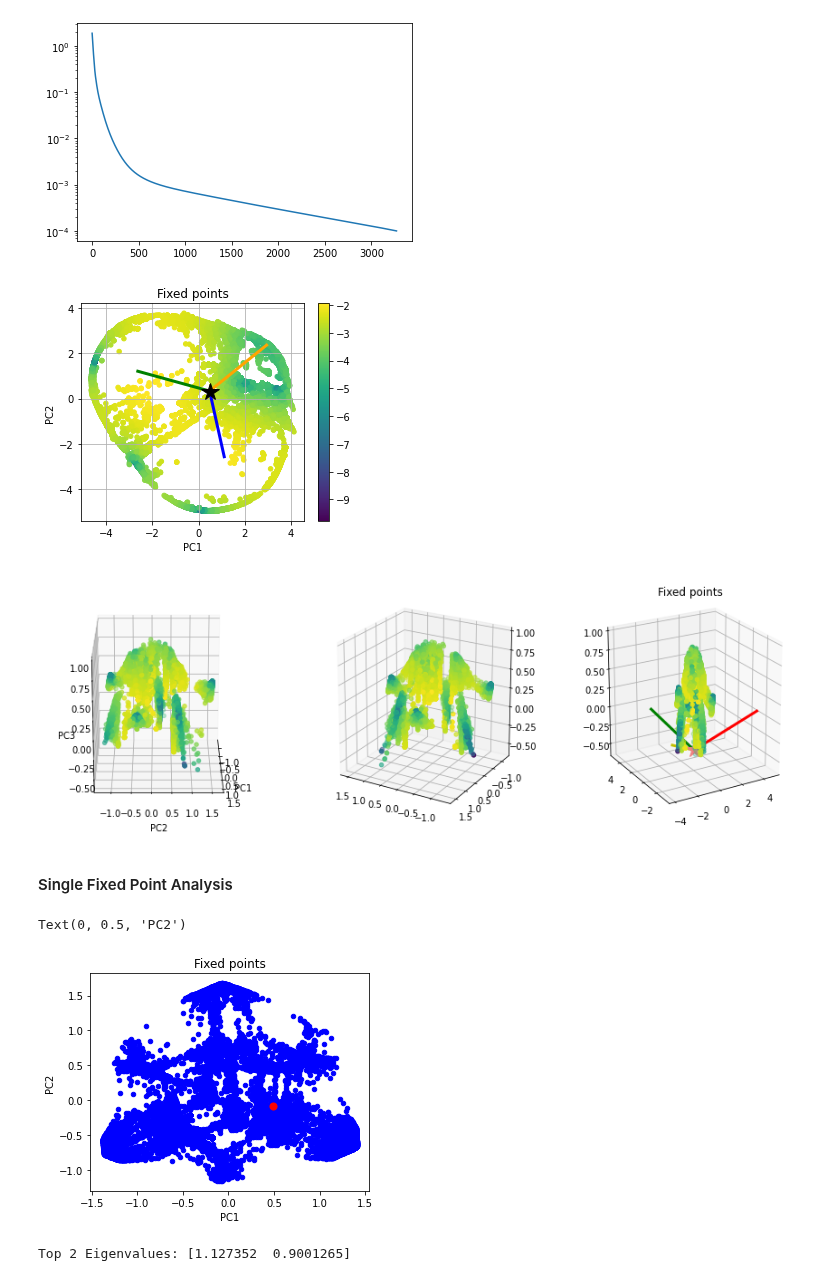
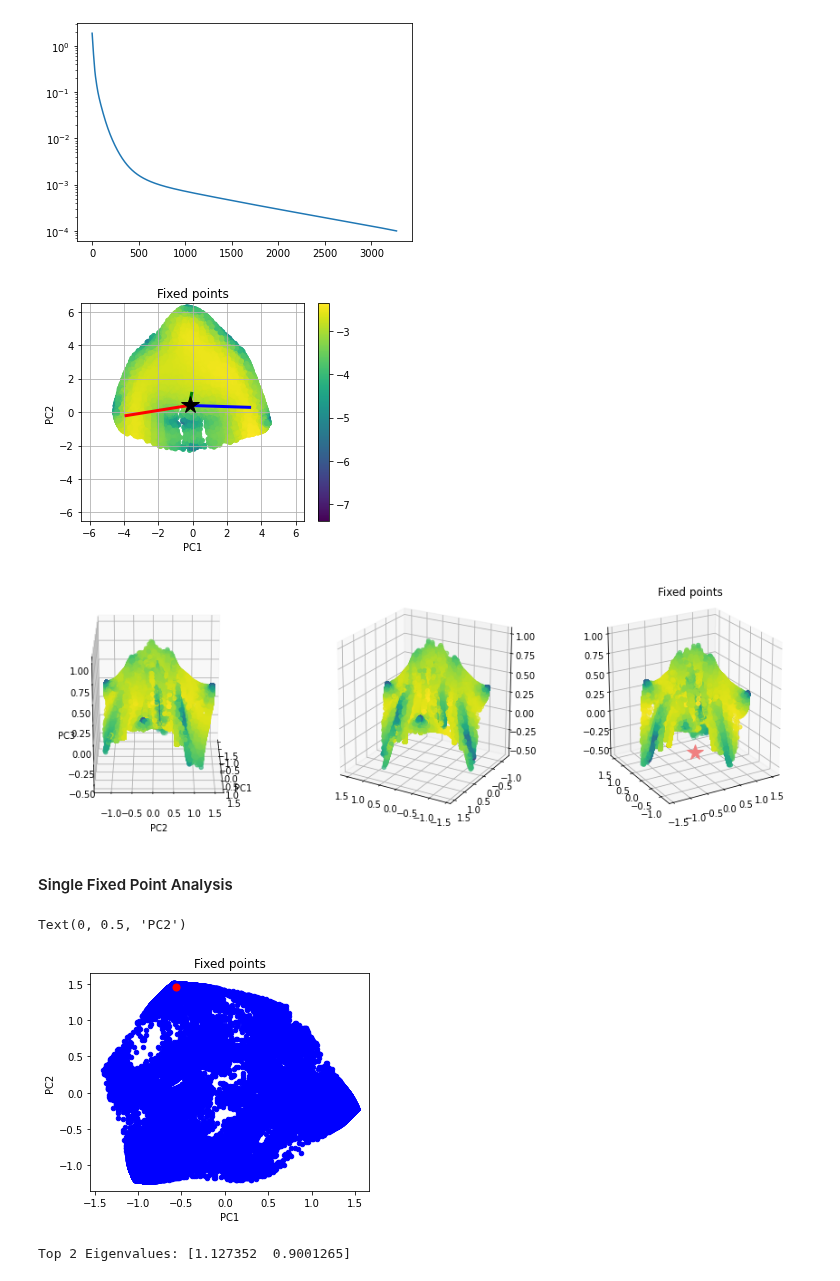
Before and after one commit to kaitken17/colab_based_projects, a Jupyter notebook: sythetic_analysis_multiclass.ipynb, the cells around one changed output. Drawn from its saved outputs; the diff is of its cells as text; code cells hidden in the pictures.

```diff
--- a/sythetic_analysis_multiclass.ipynb
+++ b/sythetic_analysis_multiclass.ipynb
@@ -238,18 +238,35 @@ def classifySentiment(score, toy_params):
   unordered = toy_params['unordered_class']
   loss_type = toy_params['loss_type']
   phrase_length = toy_params['phrase_length']
+  eps2 = toy_params['eps2'] if 'eps2' in toy_params else 0.0
 
   n_sentiments = len(sentiments)
 
-  if unordered:
+  if unordered and eps2 == 0.0:
     sentiment = 'sent'+str(np.argmax(score))
     sentiment_tensor_final = np.zeros((n_sentiments,))
     sentiment_tensor_final[np.argmax(score)] = 1.0
     # This is a hack that just sets all times of sentiment tensor equal to final
     sentiment_tensor = np.array([sentiment_tensor_final for idx in range(phrase_length)])
+  elif unordered:
+    if n_sentiments != 3:
+      raise NotImplementedError('Not implemented beyond class 3')
+
+    sent2_thresh = phrase_length / (50/3)
+
+    sentiment_tensor_final = np.zeros((n_sentiments,))
+    if np.abs(score[0] - score[2]) < eps2 * sent2_thresh:
+      sentiment = 'sent1'
+      sentiment_tensor_final[1] = 1.0
+    else:
+      score[1] = (1-eps2) * score[1]
+      sentiment = 'sent'+str(np.argmax(score))
+      sentiment_tensor_final[np.argmax(score)] = 1.0
+    # This is a hack that just sets all times of sentiment tensor equal to final
+    sentiment_tensor = np.array([sentiment_tensor_final for idx in range(phrase_length)])
   else:
     # Used for 3-class sentiment analysis, about 1/3 will be neutral
-    neutral_thresh = 0.43
+    neutral_thresh = phrase_length / 3
 
     # 5-class sentiment analysis, about 1/5 will be of each class
     three_star_thresh = 0.253
@@ -932,14 +975,13 @@ prng_key = jax.random.PRNGKey(seed) # create a random key for jax for use on dev
 
 ########## Toy data parameters ##########
 toy_params = {
-  'phrase_length': 10,
+  'phrase_length': 50,
   'loss_type': 'XE',
   'context_words' : False,
   'unordered_class': True, # Use an unordered class set
   'n_unordered': 3,
-  'variable_length': False, # Takes max phrase length as phrase length
-  'min_phrase_len': 10,
-  'words': ['kinda01', 'kinda12', 'kinda02'] #['kinda0', 'kinda1', 'kinda2',] # ,
+  'words': ['kinda0', 'kinda1', 'kinda2',],
+  'eps2': 0.3
   # 'corr_vals': {'01': 0.1,'12': 0.1,'23': 0.1, '30': 0.1},
 }
 
@@ -1006,7 +1048,7 @@ new_network = True
 load_network = False
 save_data = True
 
-path = '/content/drive/My Drive/ml_research/fixedpoints_nlp/data/gru_3classrgb_minimalhexonly_10phraselength_noRO_l2is5e-4.pickle'
+path = '/content/drive/My Drive/ml_research/fixedpoints_nlp/data/gru_3classrgb_minimal_eps2is03_noRO_l2is5e-4.pickle'
 save_data = override_data(path, save_data)
 
 if new_network:
@@ -1039,7 +1081,7 @@ elif load_network:
 
 else:
   train_params['train_losses'] = []
-  train_params['total_steps'] = 12000
+  train_params['total_steps'] = 20000
   train_params['global_step'] = train_params['total_steps']
 
 # Generate synthetic data and run training on said data
@@ -1488,36 +1530,36 @@ plt.scatter(pca_fps[pc1], pca_fps[pc2], s=20, c=np.log10(fp_losses))
 plt.grid()
 
 plt.colorbar()
 
 # pca_word = 1*word_deflection('kinda0', cell, toy_params, rnn_params, rnn_specs, fixed_points[fp_idx], comp)
 # plt.plot([pca_h0[pc1], pca_word[pc1]], [pca_h0[pc2], pca_word[pc2]], color='k')
 # pca_word = 1*word_deflection('kinda1', cell, toy_params, rnn_params, rnn_specs, fixed_points[fp_idx], comp)
 # plt.plot([pca_h0[pc1], pca_word[pc1]], [pca_h0[pc2], pca_word[pc2]], color='r')
 # pca_word = 3*word_deflection('kinda01', cell, toy_params, rnn_params, rnn_specs, h0, comp)
 # plt.plot([pca_h0[pc1], pca_word[pc1]], [pca_h0[pc2], pca_word[pc2]], color='b')
 
 # Plots readout direction
-ro_colors = ['g', 'b', 'orange', 'm', 'r']
+ro_colors = ['r', 'g', 'b', 'm', 'r']
 pca_ro = pca.transform(readout)
 pca_zero = pca.transform(np.atleast_2d(np.zeros((rnn_specs['hidden_size'],)))).T
 for i in range(len(readout)):
   x_ro = [pca_zero[pc1], pca_ro[i][pc1]]
   y_ro = [pca_zero[pc2], pca_ro[i][pc2]]
   plt.plot(x_ro, y_ro, ro_colors[i], linewidth = 3, label='RO'+str(i))
 
 pca_h0 = pca.transform(np.atleast_2d(h0)).T
 plt.plot(pca_h0[pc1], pca_h0[pc2], '*', color='k', ms=18)
 plt.title('Fixed points')
 
 plt.xlabel('PC'+str(pc1+1))
 plt.ylabel('PC'+str(pc2+1))
 
-plot_coords = None
+plot_coords = 6.5
 if plot_coords != None:
   plt.xlim(-plot_coords, plot_coords)
   plt.ylim(-plot_coords, plot_coords)
 # %% [output]
-[figure, old version]
+[figure, new version]
 # %%
 # triangulate in the underlying parametrization
 from matplotlib.tri import Triangulation
@@ -1546,13 +1588,13 @@ ax2.scatter(pca_fps[pc1], pca_fps[pc2], pca_fps[pc3], s=20, c=np.log10(fp_losses
 ax3.scatter(pca_fps[pc1], pca_fps[pc2], pca_fps[pc3], s=20, c=np.log10(fp_losses))
 
 # Plots readout direction
-ro_colors = ['r', 'y', 'g', 'b', 'm']
-for i in range(len(readout)):
-  ro_dir = np.matmul(comp, readout[i])
-  x_ro = [pca_h0[pc1], ro_dir[pc1]]
-  y_ro = [pca_h0[pc2], ro_dir[pc2]]
-  z_ro = [pca_h0[pc3], ro_dir[pc3]]
-  plt.plot(x_ro, y_ro, z_ro, ro_colors[i], linewidth = 3)
+# ro_colors = ['r', 'y', 'g', 'b', 'm']
+# for i in range(len(readout)):
+#   ro_dir = np.matmul(comp, readout[i])
+#   x_ro = [pca_h0[pc1], ro_dir[pc1]]
+#   y_ro = [pca_h0[pc2], ro_dir[pc2]]
+#   z_ro = [pca_h0[pc3], ro_dir[pc3]]
+#   plt.plot(x_ro, y_ro, z_ro, ro_colors[i], linewidth = 3)
 
 pca_h0 = pca.transform(np.atleast_2d(h0)).T
 plt.plot(pca_h0[pc1], pca_h0[pc2], pca_h0[pc3], '*', color='lightcoral', ms=18)
@@ -1574,13 +1616,13 @@ ax.view_init(20, 0)
 ax2.view_init(20, 120)
 ax3.view_init(20, 240)
 # %% [output]
-[figure, old version]
+[figure, new version]
 # %% [markdown]
 #### Single Fixed Point Analysis
 # %%
 # Pick a fixed point.
 # fp_idx = np.argmin(fp_losses)
-fp_idx = 760
+fp_idx = np.random.randint(fixed_points.shape[0])
 fp = fixed_points[fp_idx]
 
 # 2D Visualization of where said fixed point is
@@ -1598,7 +1640,7 @@ plt.xlabel('PC'+str(pc1+1))
 plt.ylabel('PC'+str(pc2+1))
 # %% [output]
 Text(0, 0.5, 'PC2')
-[figure, old version]
+[figure, new version]
 # %%
 # Computes the recurrent Jacobian.
 jac = jax.device_get(cell.rec_jac(rnn_params, jnp.zeros(rnn_specs['input_size']), fp))
```
Also changed, not shown: parts of 10 cells of this notebook.
